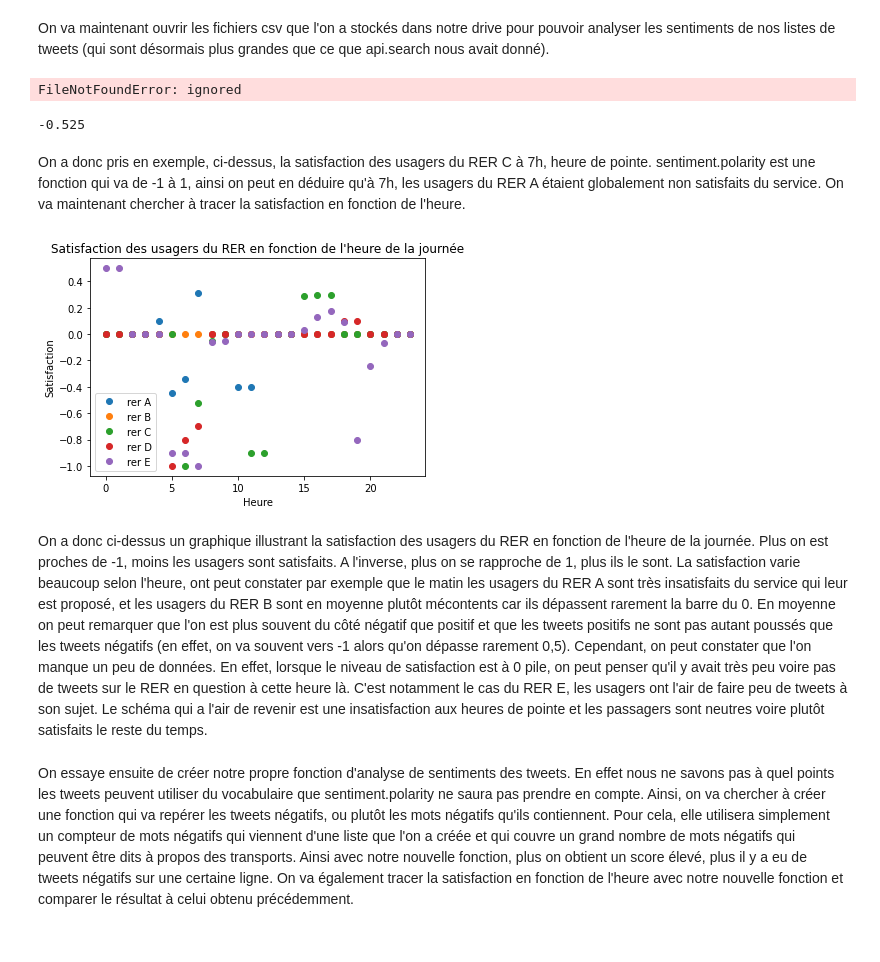
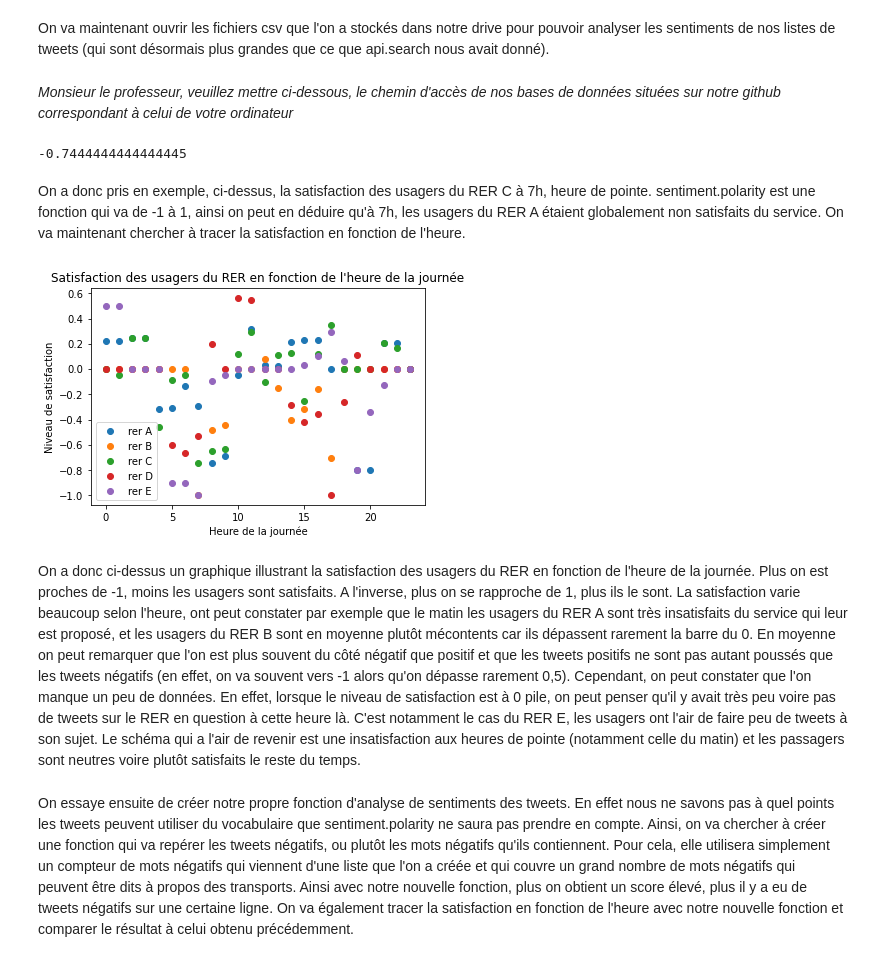
Before and after one commit to loreleida/RATP, a Jupyter notebook: RATP.ipynb, the cells around one changed output. Saved outputs shown, nothing was run; the diff lists cells and outputs as text; code cells hidden in the pictures.

```diff
--- a/RATP.ipynb
+++ b/RATP.ipynb
@@ -245,74 +238,74 @@ def sentiment1(liste_tweets, liste_heures, heure) :
 # %% [markdown]
 On va maintenant ouvrir les fichiers csv que l'on a stockés dans notre drive pour pouvoir analyser les sentiments de nos listes de tweets (qui sont désormais plus grandes que ce que api.search nous avait donné).
+# %% [markdown]
+*Monsieur le professeur, veuillez mettre ci-dessous, le chemin d'accès de nos bases de données situées sur notre github correspondant à celui de votre ordinateur*
 # %%
 tweets_A=[]
 heures_A=[]
-crA=csv.reader(open('rerA.csv', 'r'))
+crA=csv.reader(open(r'C:\Users\jeann\Desktop\RER\rerA.csv'), delimiter=';')
 for row in crA :
-  if row[2]!='heure_du_tweet' :
-    tweets_A.append(row[1])
-    heures_A.append(datetime.strptime(row[2], "%Y-%m-%d %H:%M:%S"))
+    if row[2]!='heure_du_tweet' :
+        tweets_A.append(row[1])
+        heures_A.append(datetime.strptime(row[2], "%Y-%m-%d %H:%M:%S"))
 
 tweets_B=[]
 heures_B=[]
-crB=csv.reader(open('rerB.csv', 'r'))
+crB=csv.reader(open(r'C:\Users\jeann\Desktop\RER\rerB.csv'), delimiter=';')
 for row in crB :
-  if row[2]!='heure_du_tweet' :
-    tweets_B.append(row[1])
-    heures_B.append(datetime.strptime(row[2], "%Y-%m-%d %H:%M:%S"))
+    if row[2]!='heure_du_tweet' :
+        tweets_B.append(row[1])
+        heures_B.append(datetime.strptime(row[2], "%Y-%m-%d %H:%M:%S"))
 
 tweets_C=[]
 heures_C=[]
-crC=csv.reader(open('rerC.csv', 'r'))
+crC=csv.reader(open(r'C:\Users\jeann\Desktop\RER\rerC.csv'), delimiter=';')
 for row in crC :
-  if row[2]!='heure_du_tweet' :
-    tweets_C.append(row[1])
-    heures_C.append(datetime.strptime(row[2], "%Y-%m-%d %H:%M:%S"))
+      if row[2]!='heure_du_tweet' :
+        tweets_C.append(row[1])
+        heures_C.append(datetime.strptime(row[2], "%Y-%m-%d %H:%M:%S"))
 
 tweets_D=[]
 heures_D=[]
-crD=csv.reader(open('rerD.csv', 'r'))
+crD=csv.reader(open(r'C:\Users\jeann\Desktop\RER\rerD.csv'), delimiter=';')
 for row in crD :
-  if row[2]!='heure_du_tweet' :
-    tweets_D.append(row[1])
-    heures_D.append(datetime.strptime(row[2], "%Y-%m-%d %H:%M:%S"))
+      if row[2]!='heure_du_tweet' :
+        tweets_D.append(row[1])
+        heures_D.append(datetime.strptime(row[2], "%Y-%m-%d %H:%M:%S"))
 
 tweets_E=[]
 heures_E=[]
-crE=csv.reader(open('rerE.csv', 'r'))
+crE=csv.reader(open(r'C:\Users\jeann\Desktop\RER\rerE.csv'), delimiter=';')
 for row in crE :
-  if row[2]!='heure_du_tweet' :
-    tweets_E.append(row[1])
-    heures_E.append(datetime.strptime(row[2], "%Y-%m-%d %H:%M:%S"))
+    if row[2]!='heure_du_tweet' :
+        tweets_E.append(row[1])
+        heures_E.append(datetime.strptime(row[2], "%Y-%m-%d %H:%M:%S"))
-# %% [output]
-FileNotFoundError: ignored
 # %%
 sentiment1(tweets_C, heures_C, 7)
 # %% [output]
--0.525
+-0.7444444444444445
 # %% [markdown]
 On a donc pris en exemple, ci-dessus, la satisfaction des usagers du RER C à 7h, heure de pointe. sentiment.polarity est une fonction qui va de -1 à 1, ainsi on peut en déduire qu'à 7h, les usagers du RER A étaient globalement non satisfaits du service. On va maintenant chercher à tracer la satisfaction en fonction de l'heure.
 # %%
 heures=[k for k in range(24)]
 satisfaction_rer_A=[sentiment1(tweets_A, heures_A, k) for k in range(24)]
 satisfaction_rer_B=[sentiment1(tweets_B, heures_B, k) for k in range(24)]
 satisfaction_rer_C=[sentiment1(tweets_C, heures_C, k) for k in range(24)]
 satisfaction_rer_D=[sentiment1(tweets_D, heures_D, k) for k in range(24)]
 satisfaction_rer_E=[sentiment1(tweets_E, heures_E, k) for k in range(24)]
 plt.plot(heures,satisfaction_rer_A, 'o', label='rer A')
 plt.plot(heures,satisfaction_rer_B, 'o', label= 'rer B')
 plt.plot(heures,satisfaction_rer_C, 'o', label= 'rer C')
 plt.plot(heures,satisfaction_rer_D, 'o', label= 'rer D')
 plt.plot(heures,satisfaction_rer_E, 'o', label= 'rer E')
-plt.xlabel('Heure')
-plt.ylabel('Satisfaction')
+plt.xlabel('Heure de la journée')
+plt.ylabel('Niveau de satisfaction')
 plt.title("Satisfaction des usagers du RER en fonction de l'heure de la journée")
 plt.legend()
 plt.show()
 # %% [output]
-[figure, old version]
+[figure, new version]
 # %% [markdown]
-On a donc ci-dessus un graphique illustrant la satisfaction des usagers du RER en fonction de l'heure de la journée. Plus on est proches de -1, moins les usagers sont satisfaits. A l'inverse, plus on se rapproche de 1, plus ils le sont. La satisfaction varie beaucoup selon l'heure, ont peut constater par exemple que le matin les usagers du RER A sont très insatisfaits du service qui leur est proposé, et les usagers du RER B sont en moyenne plutôt mécontents car ils dépassent rarement la barre du 0. En moyenne on peut remarquer que l'on est plus souvent du côté négatif que positif et que les tweets positifs ne sont pas autant poussés que les tweets négatifs (en effet, on va souvent vers -1 alors qu'on dépasse rarement 0,5).  Cependant, on peut constater que l'on manque un peu de données. En effet, lorsque le niveau de satisfaction est à 0 pile, on peut penser qu'il y avait très peu voire pas de tweets sur le RER en question à cette heure là. C'est notamment le cas du RER E, les usagers ont l'air de faire peu de tweets à son sujet. Le schéma qui a l'air de revenir est une insatisfaction aux heures de pointe et les passagers sont neutres voire plutôt satisfaits le reste du temps.
+On a donc ci-dessus un graphique illustrant la satisfaction des usagers du RER en fonction de l'heure de la journée. Plus on est proches de -1, moins les usagers sont satisfaits. A l'inverse, plus on se rapproche de 1, plus ils le sont. La satisfaction varie beaucoup selon l'heure, ont peut constater par exemple que le matin les usagers du RER A sont très insatisfaits du service qui leur est proposé, et les usagers du RER B sont en moyenne plutôt mécontents car ils dépassent rarement la barre du 0. En moyenne on peut remarquer que l'on est plus souvent du côté négatif que positif et que les tweets positifs ne sont pas autant poussés que les tweets négatifs (en effet, on va souvent vers -1 alors qu'on dépasse rarement 0,5).  Cependant, on peut constater que l'on manque un peu de données. En effet, lorsque le niveau de satisfaction est à 0 pile, on peut penser qu'il y avait très peu voire pas de tweets sur le RER en question à cette heure là. C'est notamment le cas du RER E, les usagers ont l'air de faire peu de tweets à son sujet. Le schéma qui a l'air de revenir est une insatisfaction aux heures de pointe (notamment celle du matin) et les passagers sont neutres voire plutôt satisfaits le reste du temps.
 # %% [markdown]
 On essaye ensuite de créer notre propre fonction d'analyse de sentiments des tweets. En effet nous ne savons pas à quel points les tweets peuvent utiliser du vocabulaire que sentiment.polarity ne saura pas prendre en compte. Ainsi, on va chercher à créer une fonction qui va repérer les tweets négatifs, ou plutôt les mots négatifs qu'ils contiennent. Pour cela, elle utilisera simplement un compteur de mots négatifs qui viennent d'une liste que l'on a créée et qui couvre un grand nombre de mots négatifs qui peuvent être dits à propos des transports. Ainsi avec notre nouvelle fonction, plus on obtient un score élevé, plus il y a eu de tweets négatifs sur une certaine ligne. On va également tracer la satisfaction en fonction de l'heure avec notre nouvelle fonction et comparer le résultat à celui obtenu précédemment.
 # %%
```
Also changed, not shown: parts of 34 cells of this notebook.
